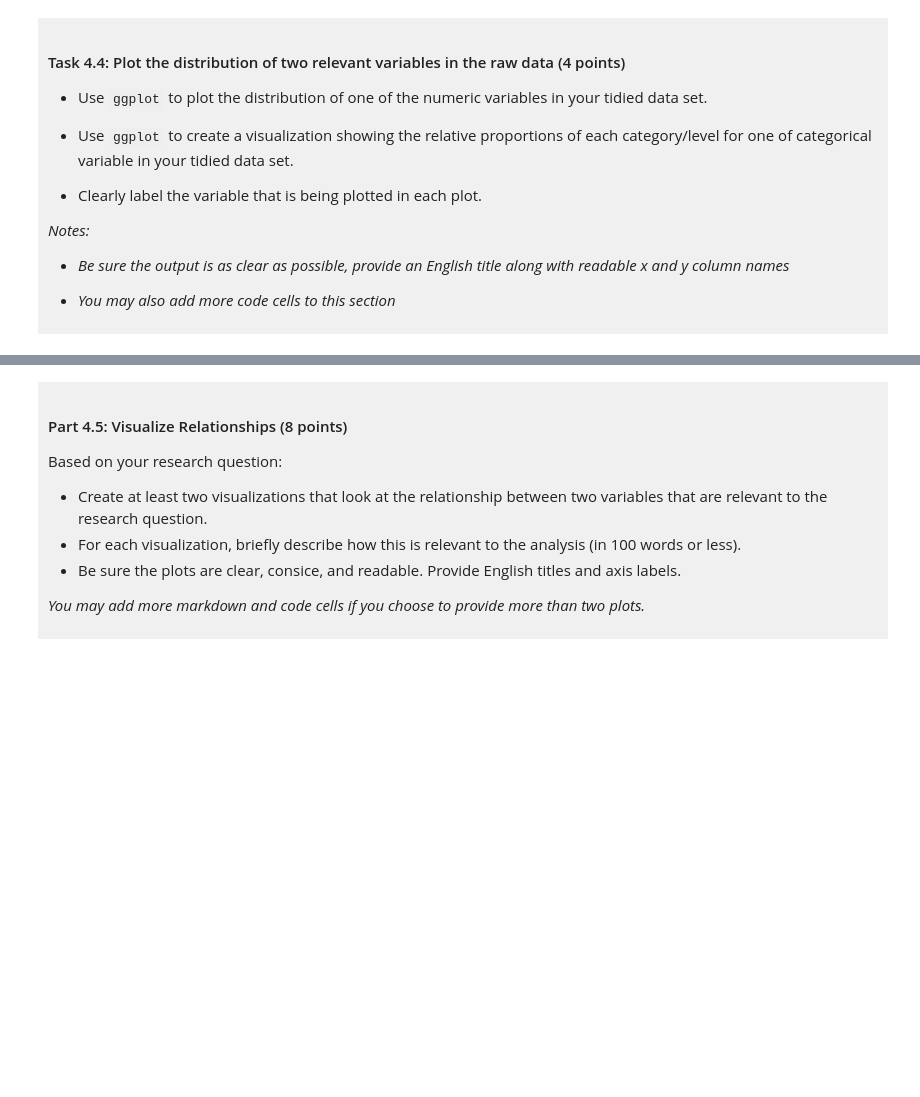
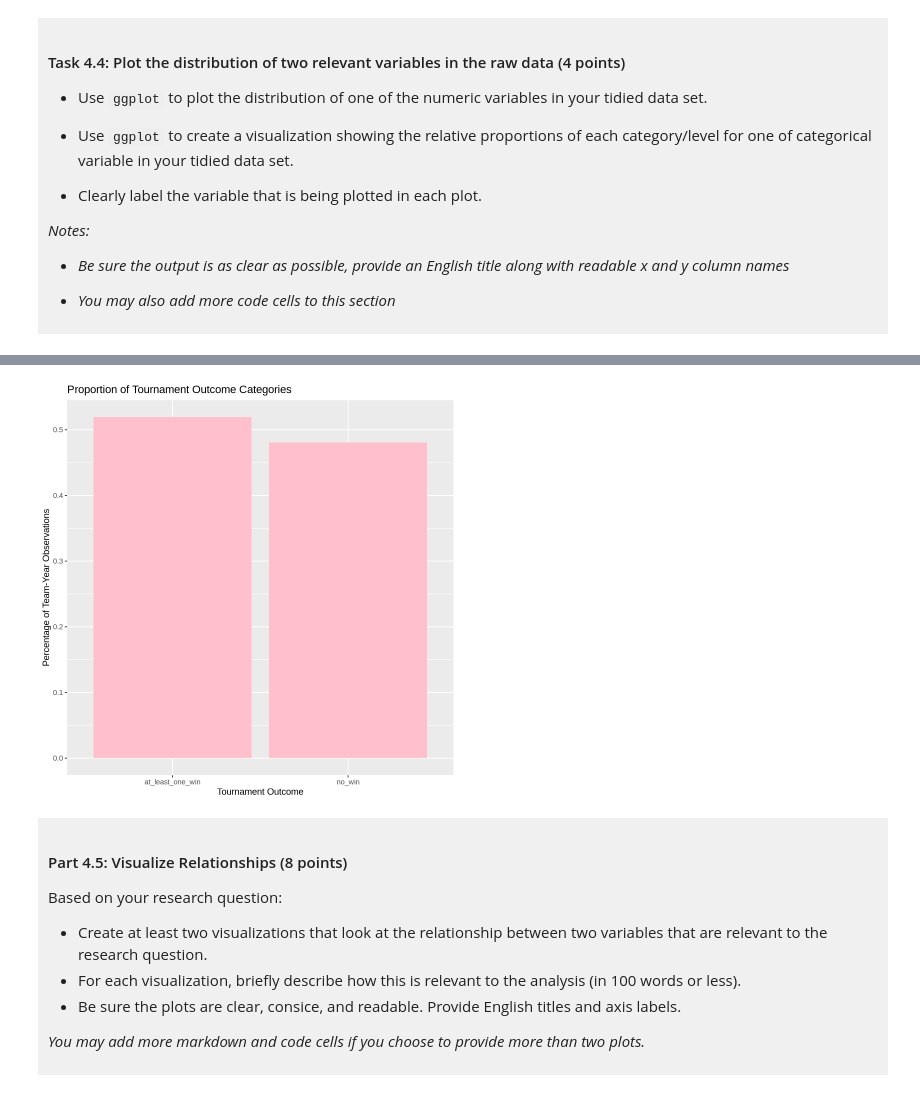
Before and after one commit to leannacai228/dsic-100-project-chunbing-cai, a Jupyter notebook: dsci-100-project-notebook.ipynb, the cells around one changed output, grey strips where cells are left out. Saved outputs shown, nothing was run; the diff lists cells and outputs as text; code cells hidden in the pictures; blank space fills up the shorter version.

```diff
--- a/dsci-100-project-notebook.ipynb
+++ b/dsci-100-project-notebook.ipynb
@@ -301,5 +355,16 @@ You will refine your research question (if needed) and produce a tidy data set.
 # %%
-### EDIT THIS CODE CELL FOR PLOT 2 ###
+#proportion
+category_proportions <- march_madness_tidy |>
+  count(win_category) |>
+  mutate(proportion = n / sum(n))
+
+march_madness_tidy_proportion <- ggplot(category_proportions,
+       aes(x = win_category, y = proportion)) +
+  geom_col(fill = "pink") +
+  labs(title = "Proportion of Tournament Outcome Categories",x = "Tournament Outcome", y = "Percentage of Team-Year Observations")
+march_madness_tidy_proportion
+# %% [output]
+[figure, added]
 # %% [markdown]
 <div style="background-color: #f0f0f0; padding: 10px;">
 
```
Also changed, not shown: parts of 9 cells of this notebook.
